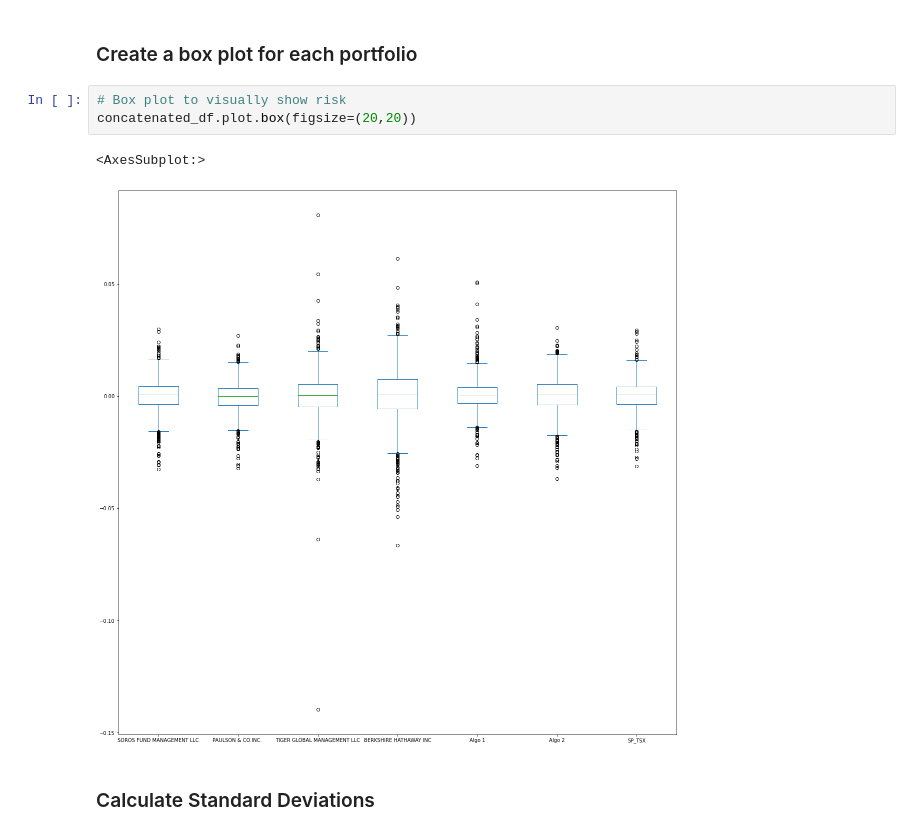
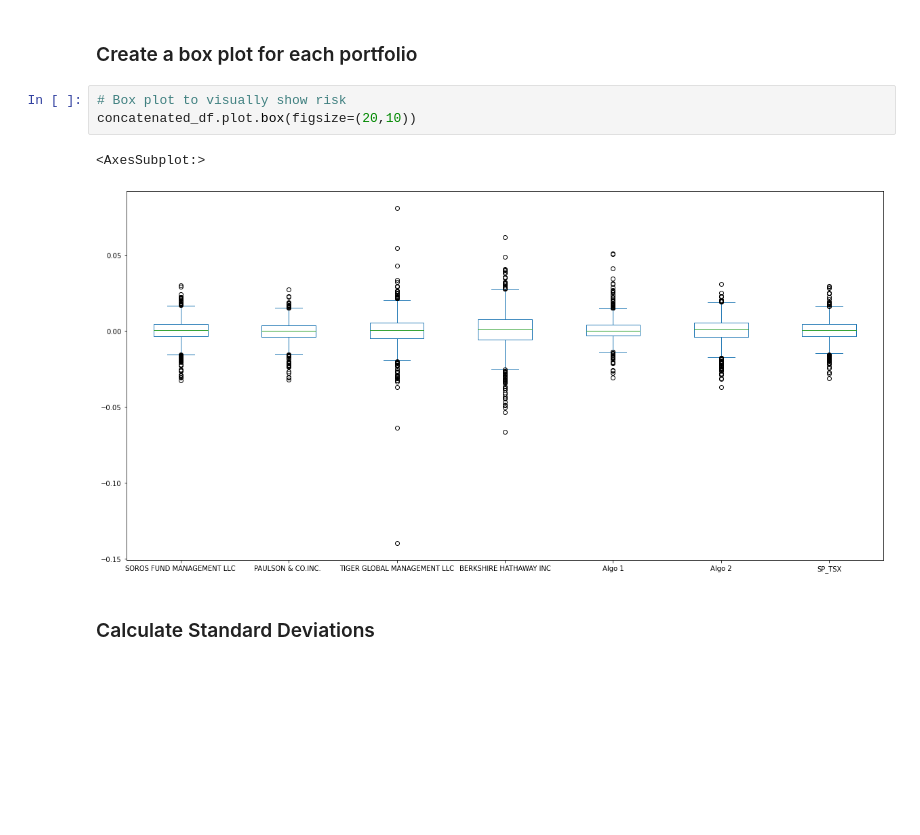
Before and after one commit to nagpalmanpreet/whale-analysis, a Jupyter notebook: whale_analysis.ipynb, the cells around one changed output. Drawn from its saved outputs; the diff is of its cells as text; blank space fills up the shorter version.

```diff
--- a/whale_analysis.ipynb
+++ b/whale_analysis.ipynb
@@ -242,10 +242,10 @@ Determine the _risk_ of each portfolio:
 ### Create a box plot for each portfolio
 # %%
 # Box plot to visually show risk
-concatenated_df.plot.box(figsize=(20,20))
+concatenated_df.plot.box(figsize=(20,10))
 # %% [output]
 <AxesSubplot:>
-[figure, old version]
+[figure, new version]
 # %% [markdown]
 ### Calculate Standard Deviations
 # %%
```
